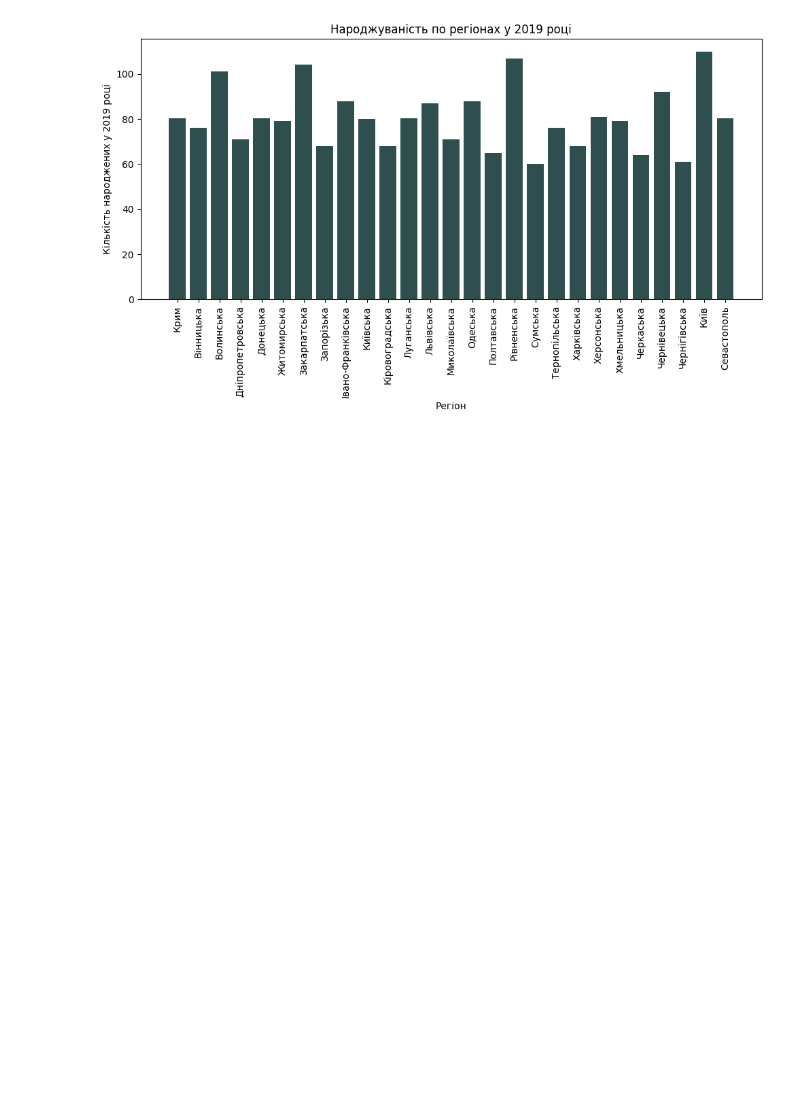
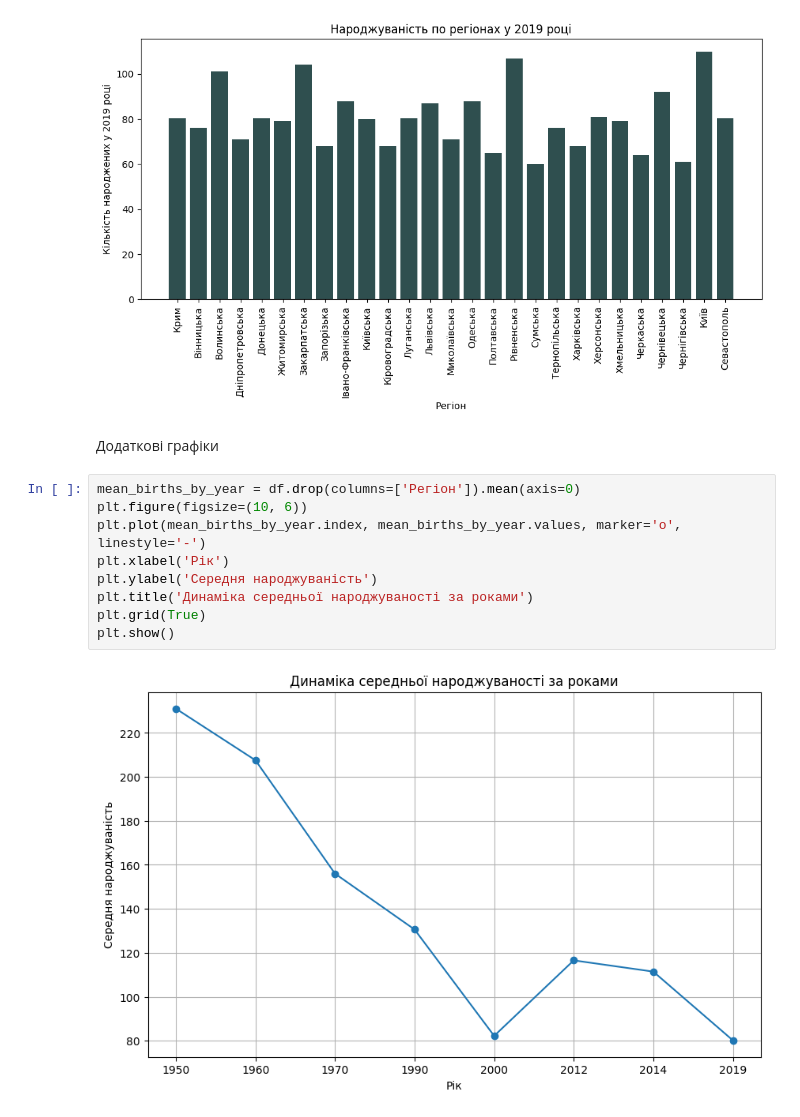
Before and after one commit to YehorChykin/HW_DS, a Jupyter notebook: HW_DS_M5_1.ipynb, the cells around one changed output. Saved outputs shown, nothing was run; the diff lists cells and outputs as text; blank space fills up the shorter version.

```diff
--- a/HW_DS_M5_1.ipynb
+++ b/HW_DS_M5_1.ipynb
@@ -220,3 +220,16 @@ plt.tight_layout()
 plt.show()
 # %% [output]
 [figure]
+# %% [markdown]
+Додаткові графіки
+# %%
+mean_births_by_year = df.drop(columns=['Регіон']).mean(axis=0)
+plt.figure(figsize=(10, 6))
+plt.plot(mean_births_by_year.index, mean_births_by_year.values, marker='o', linestyle='-')
+plt.xlabel('Рік')
+plt.ylabel('Середня народжуваність')
+plt.title('Динаміка середньої народжуваності за роками')
+plt.grid(True)
+plt.show()
+# %% [output]
+[figure, added]
```
Also changed, not shown: parts of 1 cell of this notebook.
